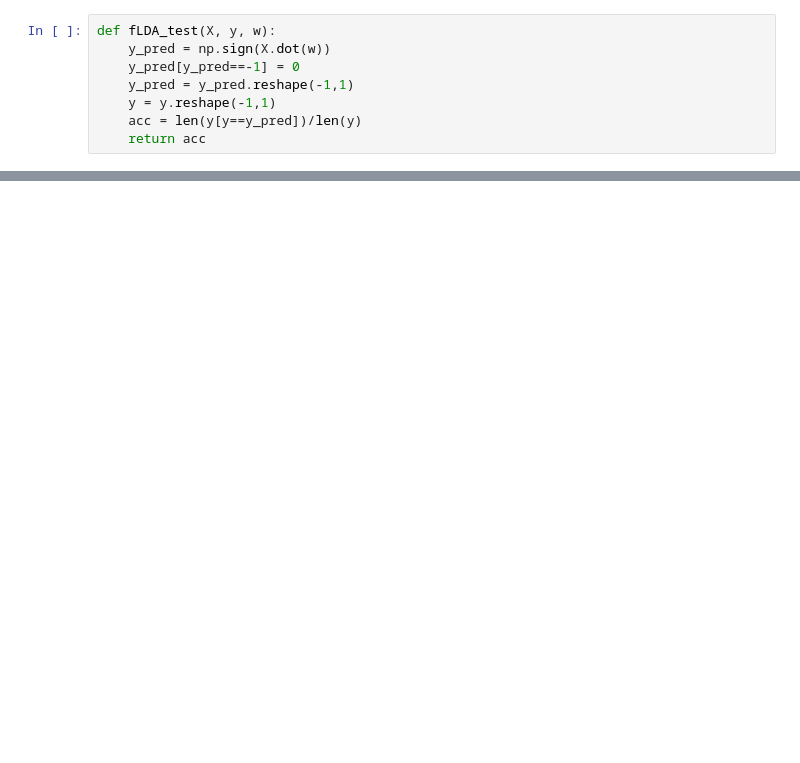
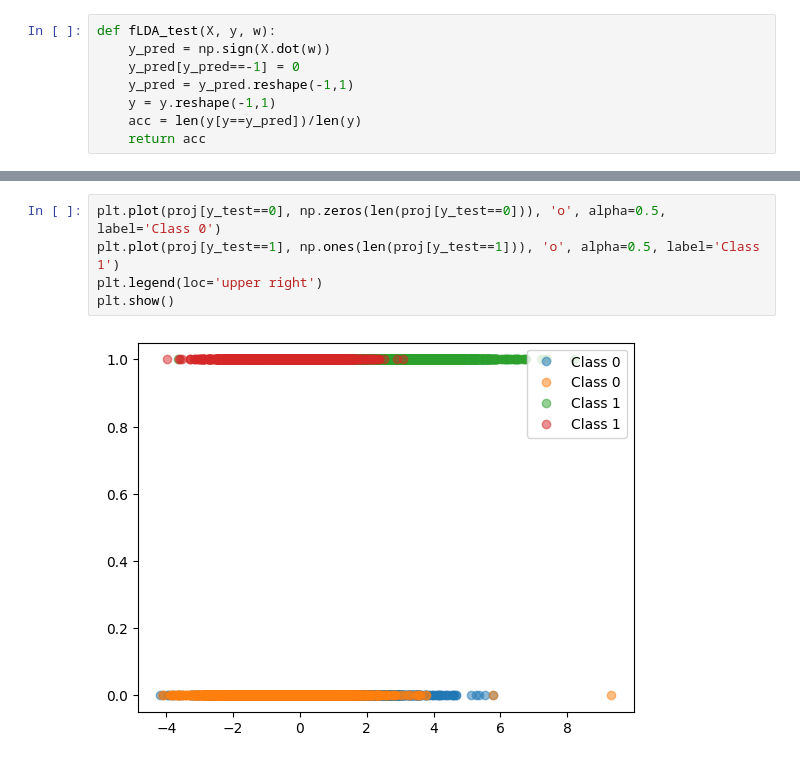
Before and after one commit to sreenya24/SMAI-project-M22, a Jupyter notebook: flda.ipynb, the cells around one changed output, grey strips where cells are left out. Drawn from its saved outputs; the diff is of its cells as text; blank space fills up the shorter version.

```diff
--- a/flda.ipynb
+++ b/flda.ipynb
@@ -56,3 +143,10 @@ w.shape
+# %%
+plt.plot(proj[y_test==0], np.zeros(len(proj[y_test==0])), 'o', alpha=0.5, label='Class 0')
+plt.plot(proj[y_test==1], np.ones(len(proj[y_test==1])), 'o', alpha=0.5, label='Class 1')
+plt.legend(loc='upper right')
+plt.show()
+# %% [output]
+[figure, added]
 # %%
 import matplotlib.cm as cm
 
```
Also changed, not shown: parts of 21 cells of this notebook, 2 other files.
